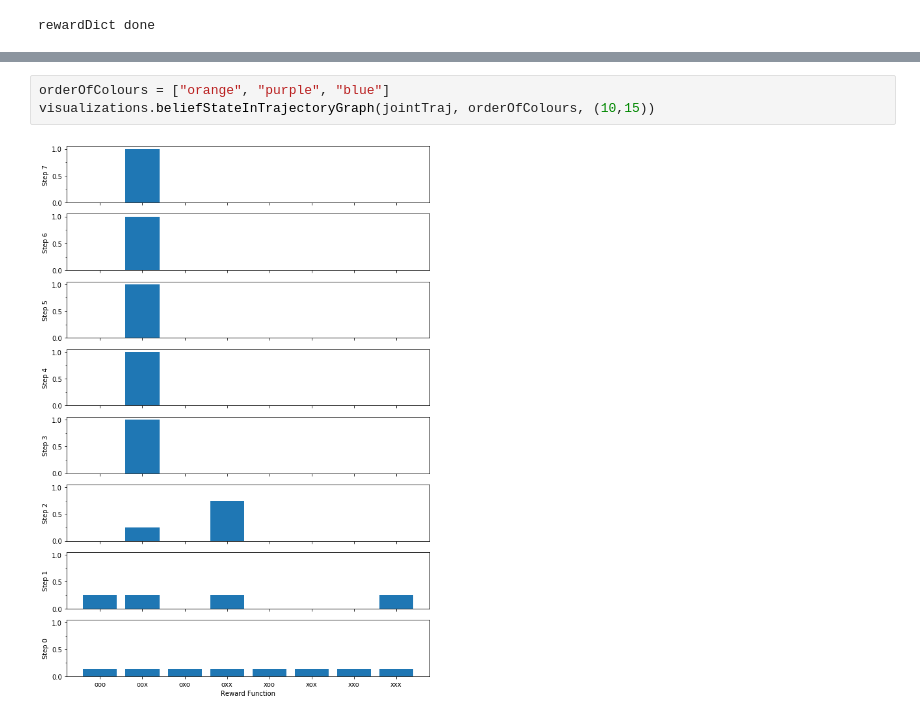
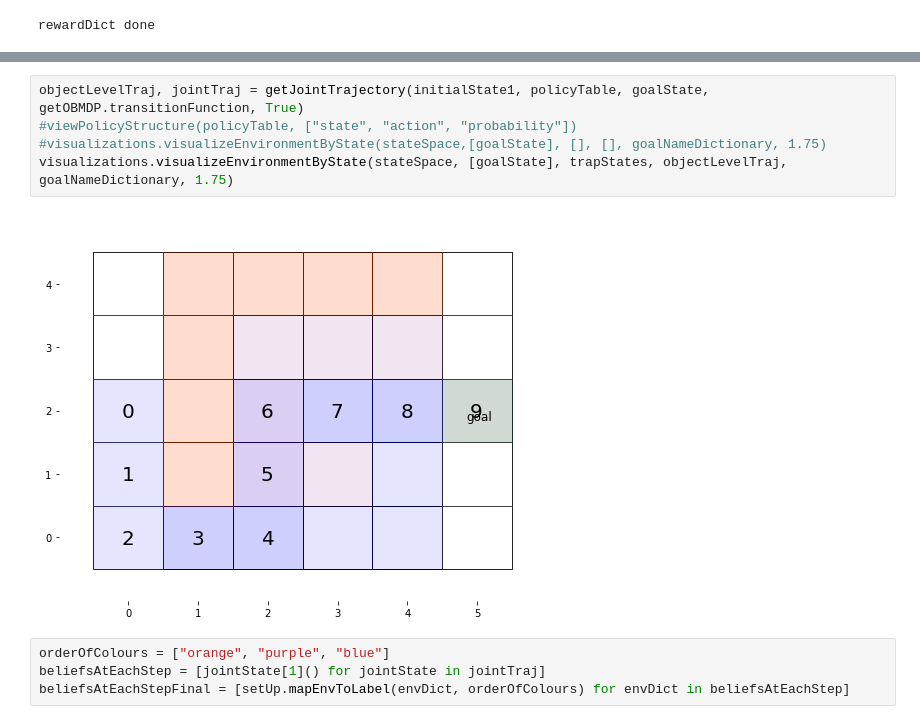
Before and after one commit to mridul7ahuja/communicative-demonstrations, a Jupyter notebook: Exec/ImplementOBMDP.ipynb, the cells around one changed output, grey strips where cells are left out. Saved outputs shown, nothing was run; the diff lists cells and outputs as text.

```diff
--- a/Exec/ImplementOBMDP.ipynb
+++ b/Exec/ImplementOBMDP.ipynb
@@ -146,5 +181,11 @@ visualizations.visualizeEnvironmentByState(stateSpace, [goalState], trapStates,
-# %%
-orderOfColours = ["orange", "purple", "blue"]
-visualizations.beliefStateInTrajectoryGraph(jointTraj, orderOfColours, (10,15))
-# %% [output]
-[figure, removed]
+# %%
+objectLevelTraj, jointTraj = getJointTrajectory(initialState1, policyTable, goalState, getOBMDP.transitionFunction, True)
+#viewPolicyStructure(policyTable, ["state", "action", "probability"])
+#visualizations.visualizeEnvironmentByState(stateSpace,[goalState], [], [], goalNameDictionary, 1.75)
+visualizations.visualizeEnvironmentByState(stateSpace, [goalState], trapStates, objectLevelTraj, goalNameDictionary, 1.75)
+# %% [output]
+[figure, added]
+# %%
+orderOfColours = ["orange", "purple", "blue"]
+beliefsAtEachStep = [jointState[1]() for jointState in jointTraj]
+beliefsAtEachStepFinal = [setUp.mapEnvToLabel(envDict, orderOfColours) for envDict in beliefsAtEachStep]
```
Also changed, not shown: parts of 10 cells of this notebook.
